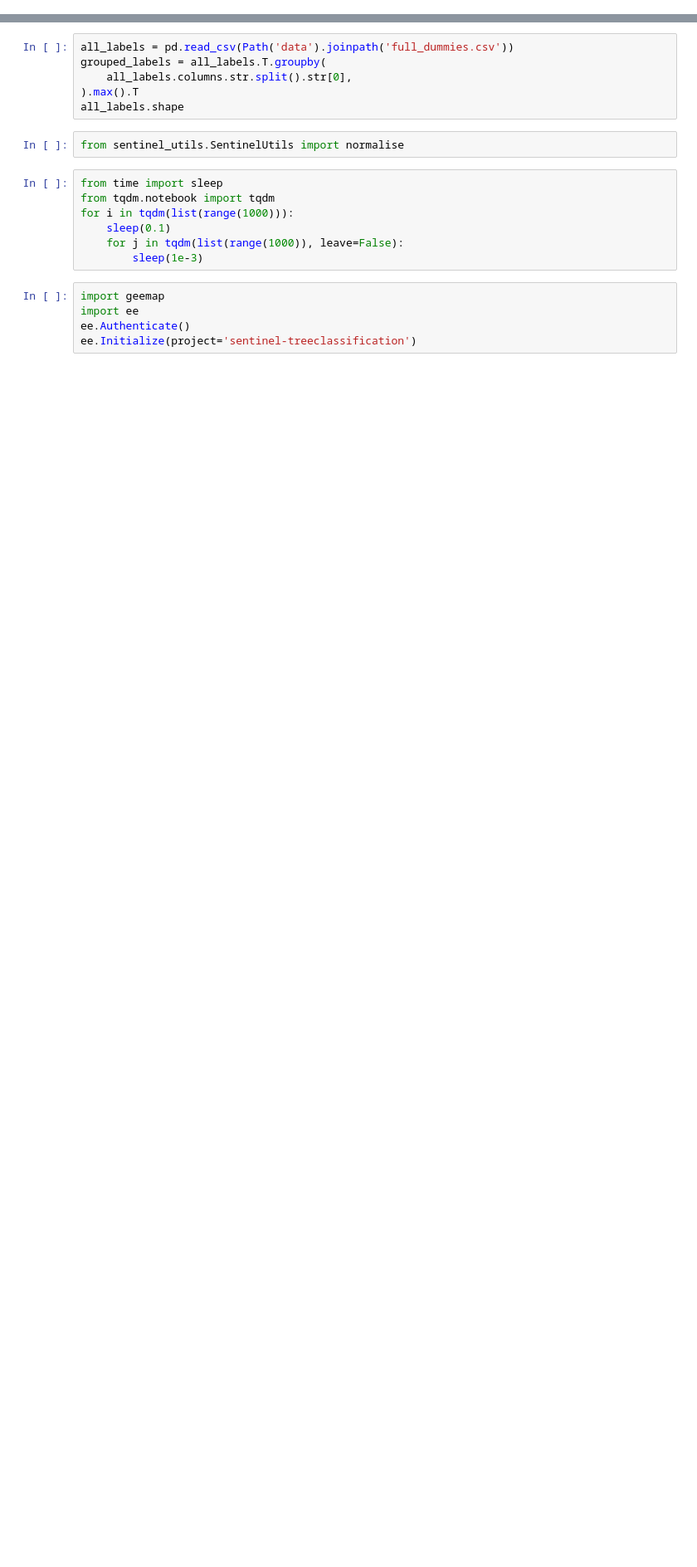
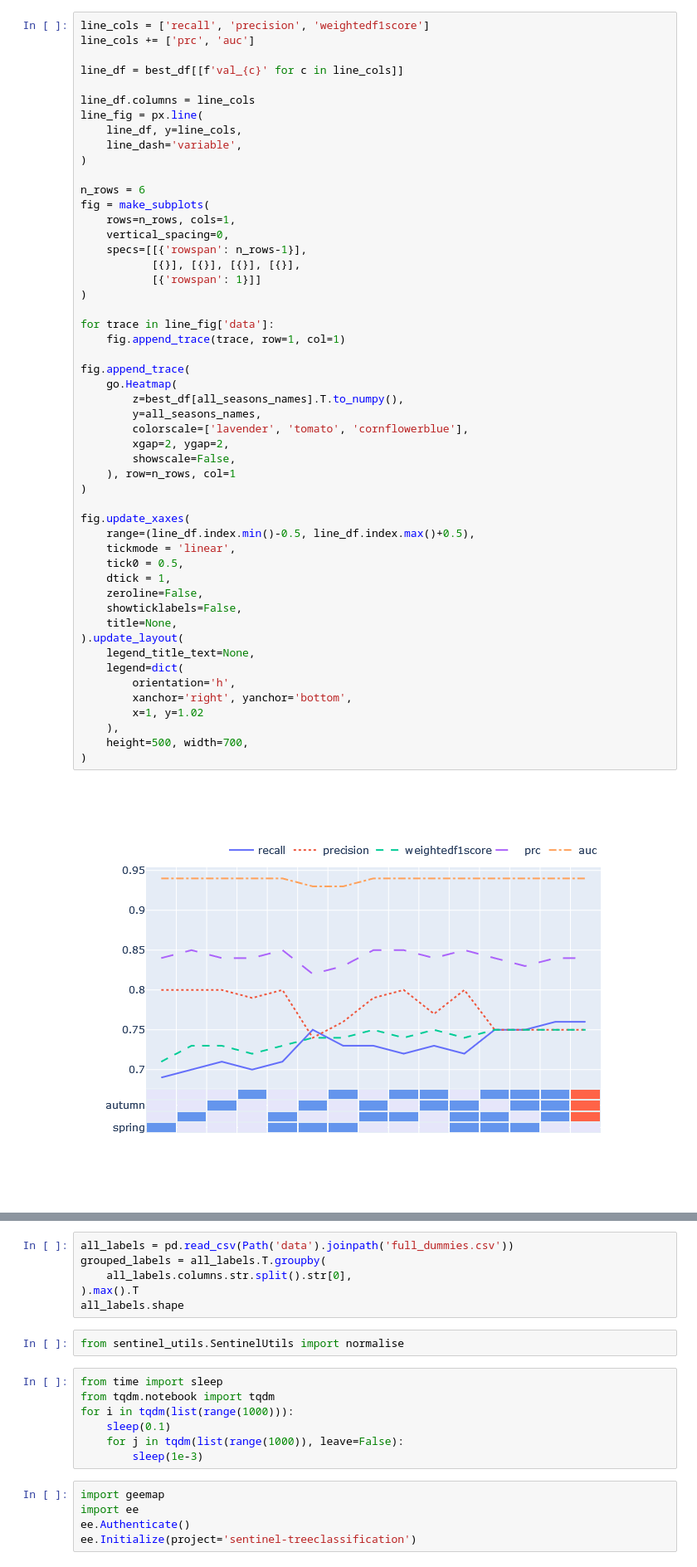
Before and after one commit to pj097/ClimateForestModeling, a Jupyter notebook: test.ipynb, the cells around one changed output, grey strips where cells are left out. Shown at 83% size. Drawn from its saved outputs; the diff is of its cells as text; blank space fills up the shorter version.

```diff
--- a/test.ipynb
+++ b/test.ipynb
@@ -22,0 +76,53 @@ ValueError: No model config found in the file at models/binary_crossentropy-2372
+# %%
+line_cols = ['recall', 'precision', 'weightedf1score']
+line_cols += ['prc', 'auc']
+
+line_df = best_df[[f'val_{c}' for c in line_cols]]
+
+line_df.columns = line_cols
+line_fig = px.line(
+    line_df, y=line_cols,
+    line_dash='variable',
+)
+
+n_rows = 6
+fig = make_subplots(
+    rows=n_rows, cols=1,
+    vertical_spacing=0,
+    specs=[[{'rowspan': n_rows-1}],
+           [{}], [{}], [{}], [{}],
+           [{'rowspan': 1}]]
+)
+
+for trace in line_fig['data']:
+    fig.append_trace(trace, row=1, col=1)
+
+fig.append_trace(
+    go.Heatmap(
+        z=best_df[all_seasons_names].T.to_numpy(),
+        y=all_seasons_names,
+        colorscale=['lavender', 'tomato', 'cornflowerblue'],
+        xgap=2, ygap=2,
+        showscale=False,
+    ), row=n_rows, col=1
+)
+
+fig.update_xaxes(
+    range=(line_df.index.min()-0.5, line_df.index.max()+0.5),
+    tickmode = 'linear',
+    tick0 = 0.5,
+    dtick = 1,
+    zeroline=False,
+    showticklabels=False,
+    title=None,
+).update_layout(
+    legend_title_text=None,
+    legend=dict(
+        orientation='h',
+        xanchor='right', yanchor='bottom',
+        x=1, y=1.02
+    ),
+    height=500, width=700,
+)
+# %% [output]
+[figure, added]
```
Also changed, not shown: parts of 5 cells of this notebook, 4 other files.
